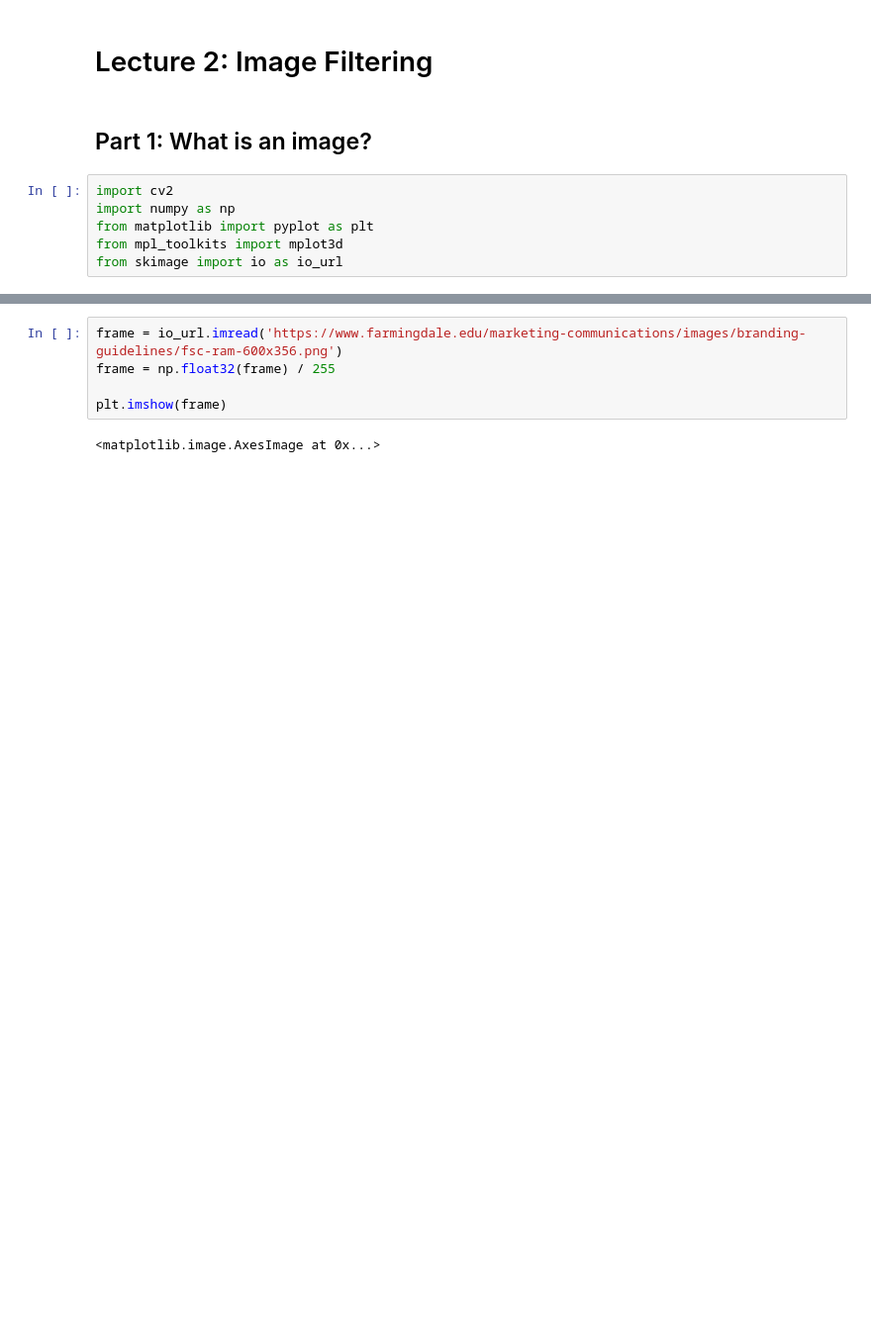
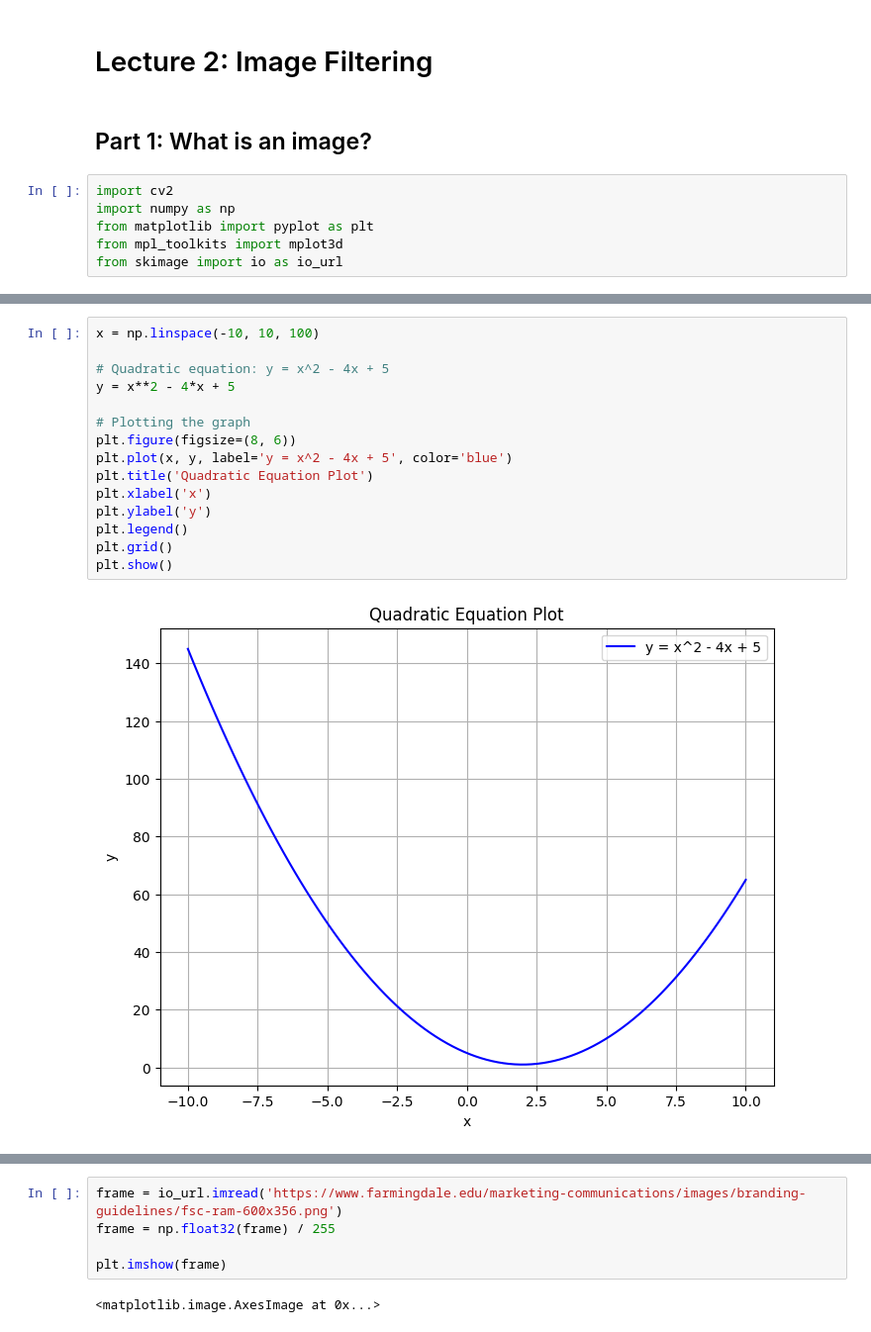
Before and after one commit to alecmucz/CSC467, a Jupyter notebook: demo2.ipynb, the cells around one changed output, grey strips where cells are left out. Shown: that part at 99% size. Saved outputs shown, nothing was run; the diff lists cells and outputs as text; blank space fills up the shorter version.

```diff
--- a/demo2.ipynb
+++ b/demo2.ipynb
@@ -10,0 +31,17 @@ from skimage import io as io_url
+# %%
+x = np.linspace(-10, 10, 100)
+
+# Quadratic equation: y = x^2 - 4x + 5
+y = x**2 - 4*x + 5
+
+# Plotting the graph
+plt.figure(figsize=(8, 6))
+plt.plot(x, y, label='y = x^2 - 4x + 5', color='blue')
+plt.title('Quadratic Equation Plot')
+plt.xlabel('x')
+plt.ylabel('y')
+plt.legend()
+plt.grid()
+plt.show()
+# %% [output]
+[figure, added]
```
Also changed, not shown: parts of 3 cells of this notebook.
